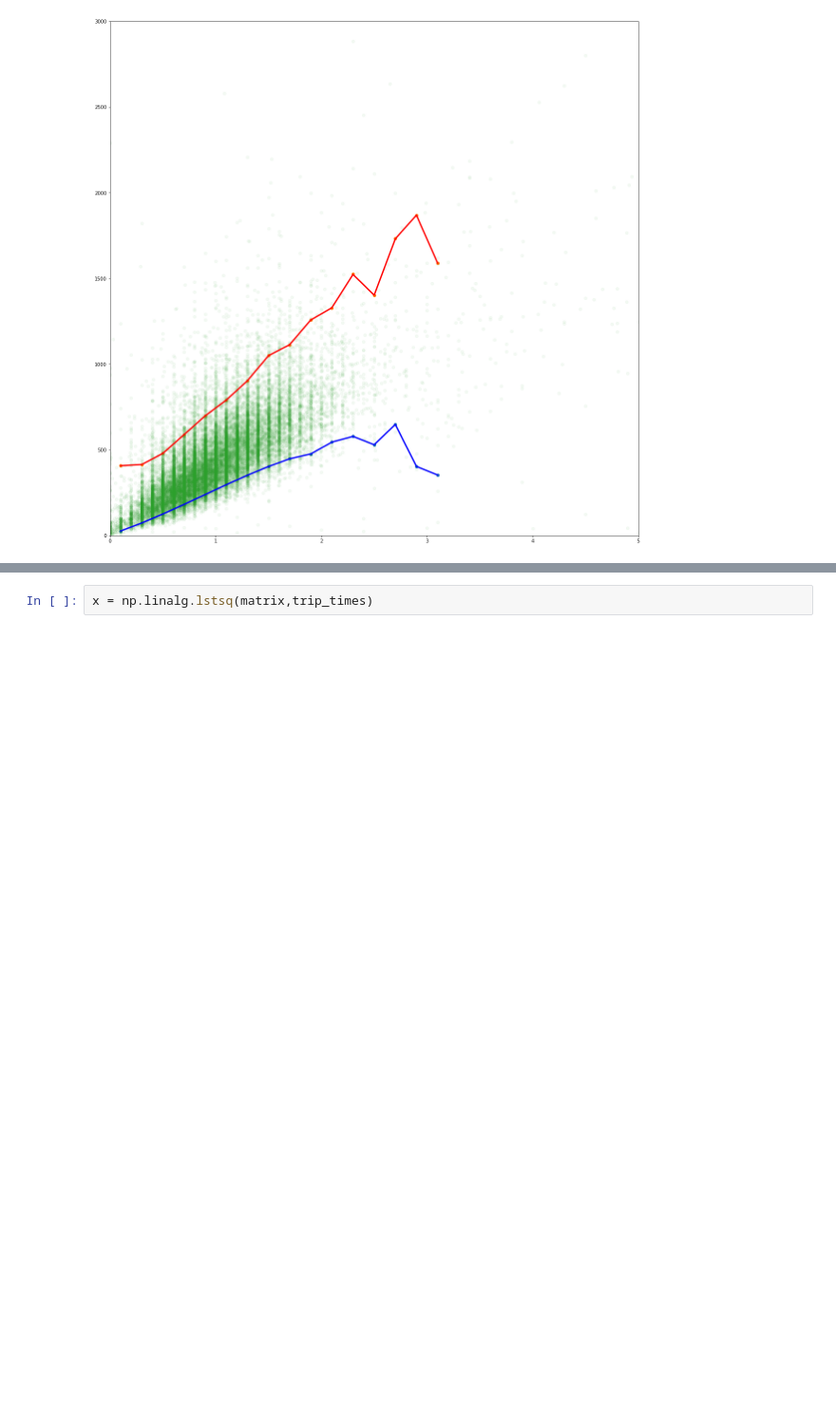
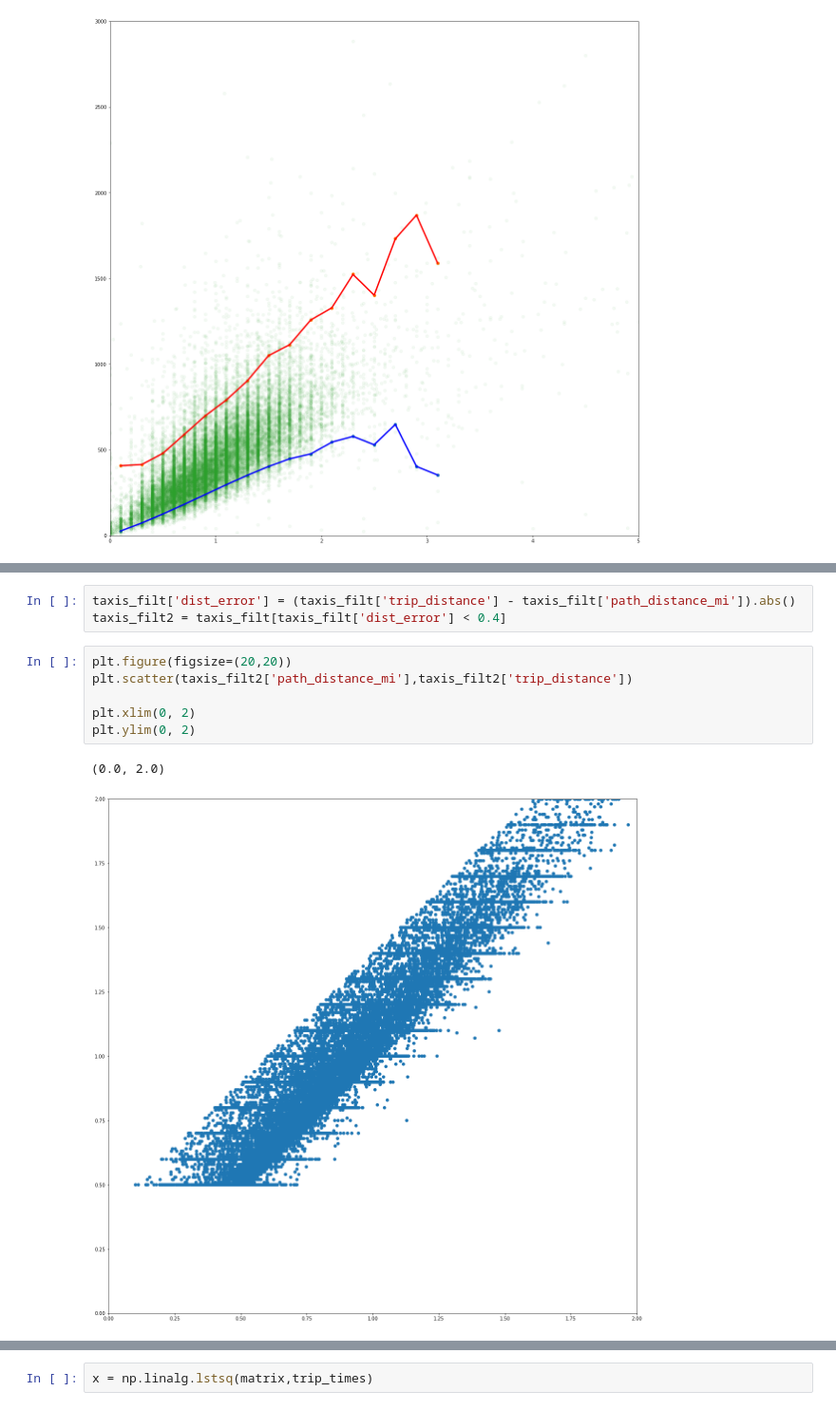
Before and after one commit to ttaylorok/nyc_taxis, a Jupyter notebook: create_network.ipynb, the cells around one changed output, grey strips where cells are left out. Shown at 95% size. Drawn from its saved outputs; the diff is of its cells as text; blank space fills up the shorter version.

```diff
--- a/create_network.ipynb
+++ b/create_network.ipynb
@@ -470,0 +420,12 @@ plt.ylim(0, 3000)
+# %%
+taxis_filt['dist_error'] = (taxis_filt['trip_distance'] - taxis_filt['path_distance_mi']).abs()
+taxis_filt2 = taxis_filt[taxis_filt['dist_error'] < 0.4]
+# %%
+plt.figure(figsize=(20,20))
+plt.scatter(taxis_filt2['path_distance_mi'],taxis_filt2['trip_distance'])
+
+plt.xlim(0, 2)
+plt.ylim(0, 2)
+# %% [output]
+(0.0, 2.0)
+[figure, added]
```
Also changed, not shown: parts of 40 cells of this notebook.
